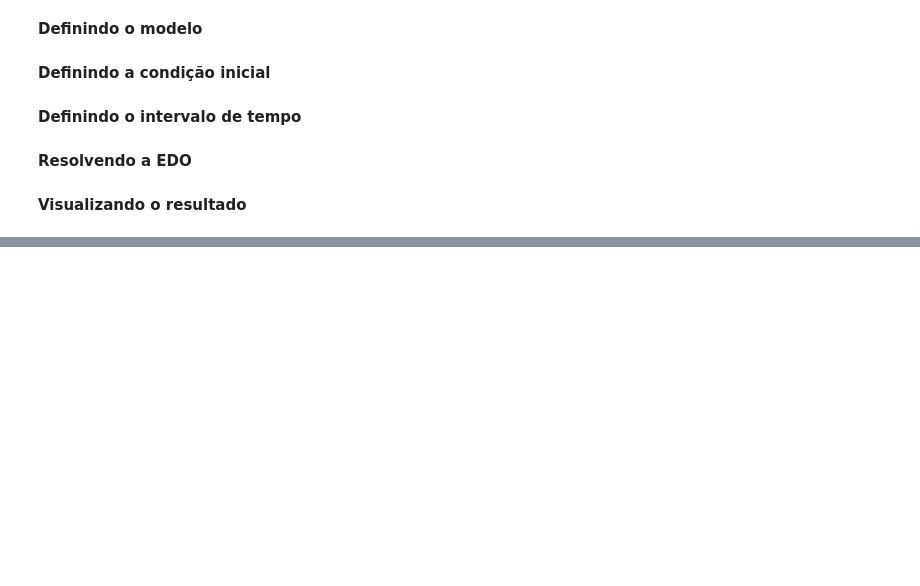
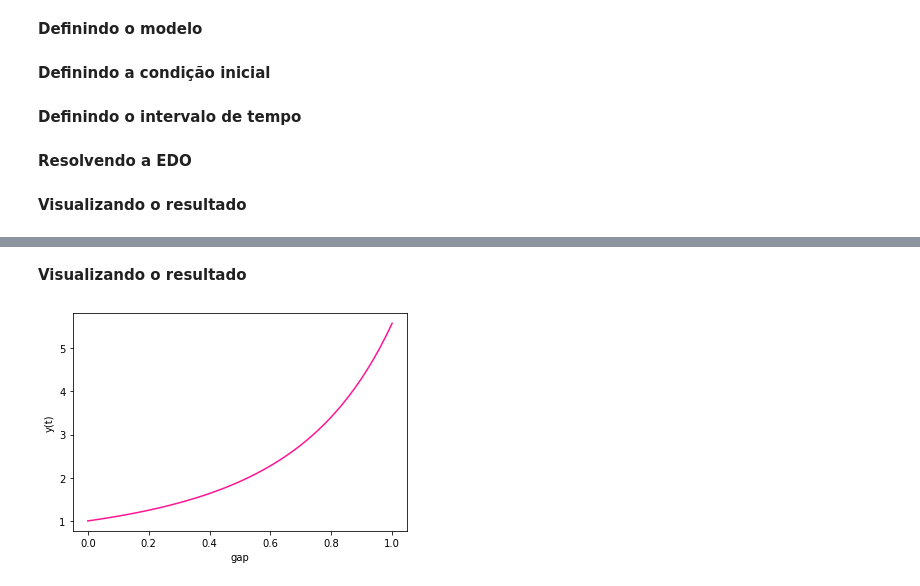
Before and after one commit to cxmedeiros/M-todos-Num-ricos, a Jupyter notebook: Camila_questão_6_LIsta_1.ipynb, the cells around one changed output, grey strips where cells are left out. Drawn from its saved outputs; the diff is of its cells as text; code cells hidden in the pictures; blank space fills up the shorter version.

```diff
--- a/Camila_questão_6_LIsta_1.ipynb
+++ b/Camila_questão_6_LIsta_1.ipynb
@@ -38,0 +44,4 @@ plt.show()
+# %%
+def function_ii (y, t):
+  dydt = y * np.exp(t)
+  return dydt
@@ -38,0 +50,2 @@ plt.show()
+# %%
+y0 = 1
@@ -38,0 +54,2 @@ plt.show()
+# %%
+gap = np.linspace(0, 1.0)
@@ -38,0 +58,11 @@ plt.show()
+# %%
+y = odeint(function_ii, y0, gap)
+# %% [markdown]
+**Visualizando o resultado**
+# %%
+plt.plot(gap, y, color = "deeppink")
+plt.xlabel("gap")
+plt.ylabel("y(t)")
+plt.show()
+# %% [output]
+[figure, added]
```
Also changed, not shown: parts of 12 cells of this notebook.
